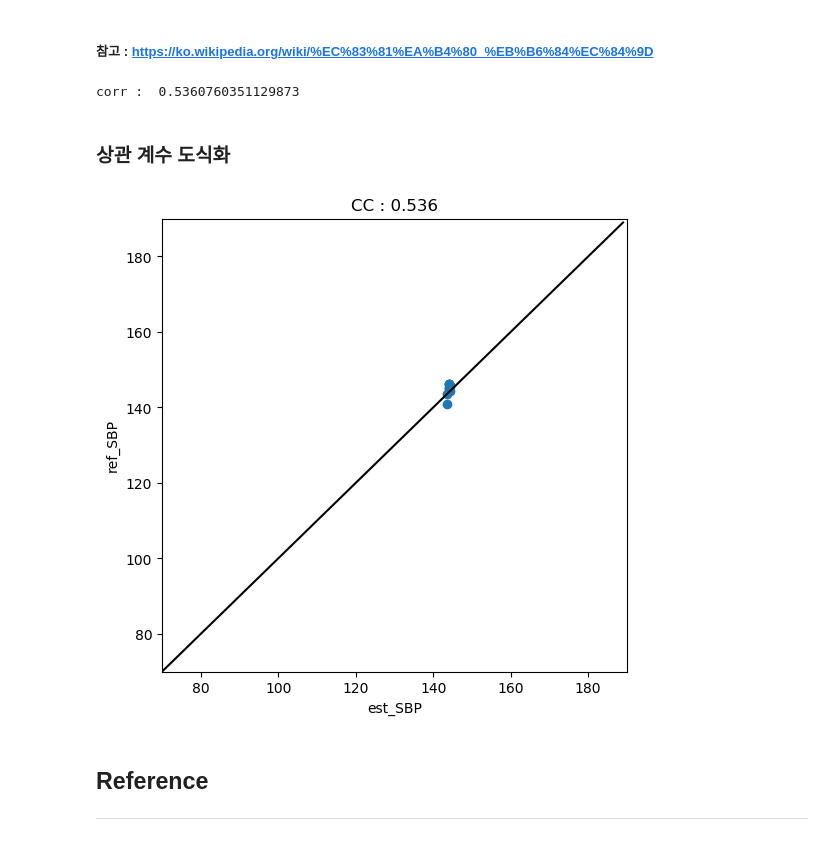
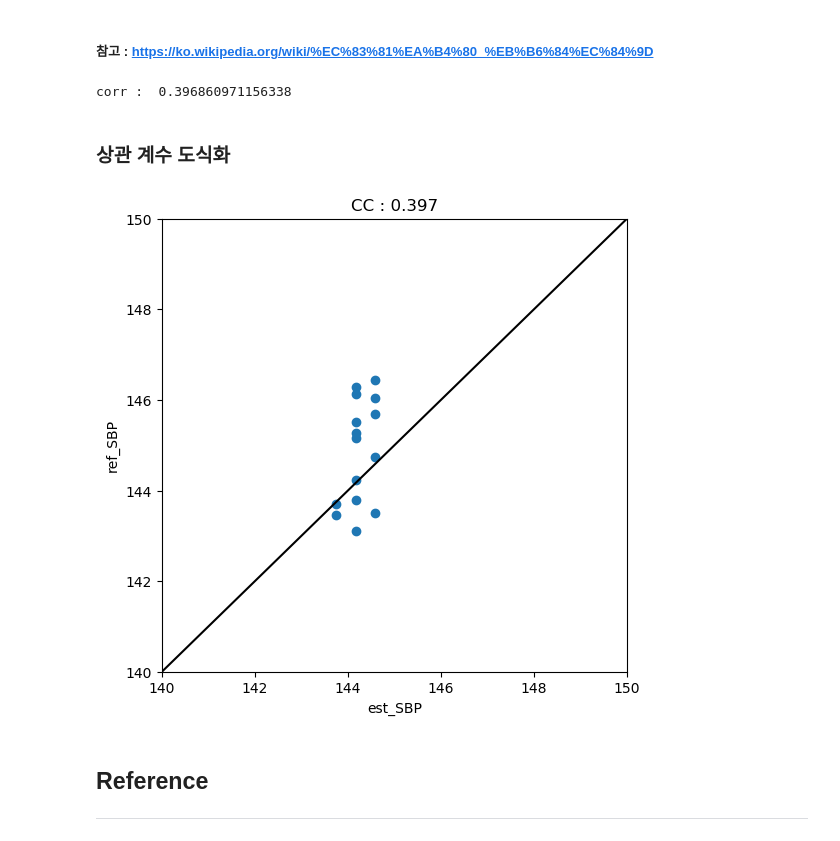
Before and after one commit to Kaintels/PKS_Passion, a Jupyter notebook: Python3/BP_estimation/Py_practice.ipynb, the cells around one changed output. Drawn from its saved outputs; the diff is of its cells as text; code cells hidden in the pictures.

```diff
--- a/Python3/BP_estimation/Py_practice.ipynb
+++ b/Python3/BP_estimation/Py_practice.ipynb
@@ -289,7 +293,7 @@ PSdf = pd.DataFrame(PAT_SBPdata)
 # %%
 PSdf_removel = PSdf[PSdf.PAT > 12] # PATp가 12보다 큰 값만 불러오기
 # %%
-PSdf_removel_second = PSdf_removel[PSdf_removel.SBP > 140] # SBP_MAX가 139보다 큰 값만 불러오기
+PSdf_removel_second = PSdf_removel[PSdf_removel.SBP > 141] # SBP_MAX가 139보다 큰 값만 불러오기
 # %%
 #PSdf_removel_second # 데이터 확인
 # %% [markdown]
@@ -334,7 +338,7 @@ SBParr = SBParr.reshape(-1,1) # 회귀를 위해 차원 맞춤
 # %% [markdown]
 ### 학습 및 테스트 데이터 분할
 # %%
-X_train, X_test, Y_train, Y_test = train_test_split(PATarr, SBParr, test_size=0.2, random_state=0) # train : test 비율은 8 : 2로, 예측 결과가 매번 다르지 않게 랜덤시드 고정 (test train 데이터 고정)
+X_train, X_test, Y_train, Y_test = train_test_split(PATarr, SBParr, test_size=0.3, random_state=0) # train : test 비율은 7 : 3로, 예측 결과가 매번 다르지 않게 랜덤시드 고정 (test train 데이터 고정)
 # %% [markdown]
 ### 학습 및 테스트 데이터 확인
 # %%
@@ -389,31 +393,31 @@ sssS = sum(sss)
 ppp = np.std(predict) * np.std(Y_test)
 cor = sssS /((len(predict)+1) * ppp)
 corr = cor[0]
-print('\ncorr : ', corr) # 상관관계는 0.53정도.
+print('\ncorr : ', corr) # 상관관계는 0.39정도.
 # %% [output]
-corr :  0.5360760351129873
+corr :  0.396860971156338
 # %% [markdown]
 ### 상관 계수 도식화
 # %%
 d_ans = Y_test
 
-x = [a for a in range(190)]
-y = [b for b in range(190)]
+x = [a for a in range(160)]
+y = [b for b in range(160)]
 
 cor_print = corr
 plt.figure(figsize=(6,6), dpi = 100)
 plt.scatter(predict, d_ans)
 
-plt.xlim(70, 190)
-plt.ylim(70, 190)
+plt.xlim(140, 150)
+plt.ylim(140, 150)
 plt.title('CC : ' + str(round(corr,3)))
 plt.xlabel("est_SBP")
 plt.ylabel("ref_SBP")
 
 plt.plot(x,y, 'k')
 plt.show()
 # %% [output]
-[figure, old version]
+[figure, new version]
 # %% [markdown]
 ## Reference
 ---
```
Also changed, not shown: parts of 9 cells of this notebook.
